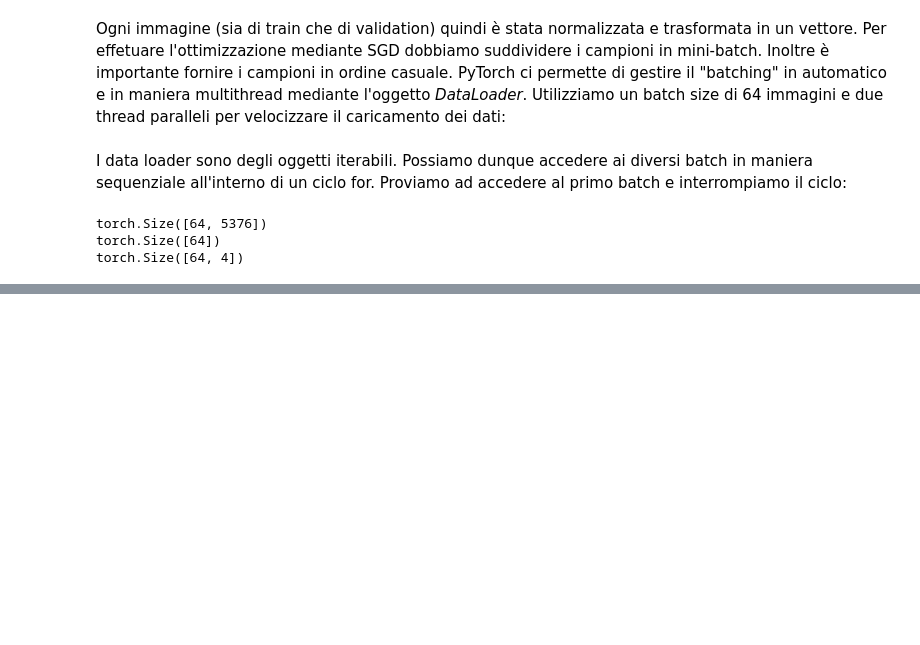
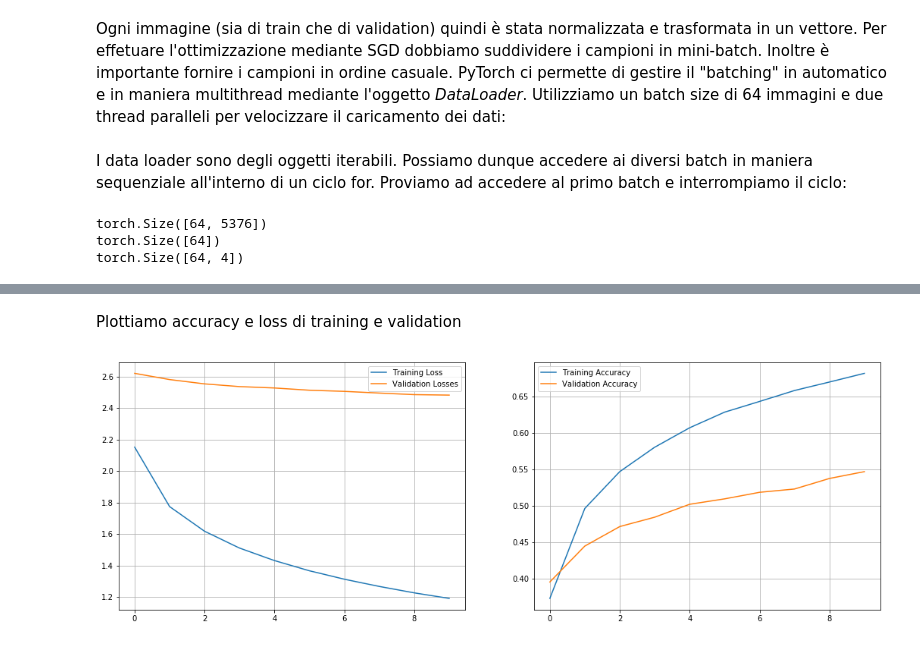
Before and after one commit to peppegili/ChallengeML, a Jupyter notebook: ChallengeML.ipynb, the cells around one changed output, grey strips where cells are left out. Saved outputs shown, nothing was run; the diff lists cells and outputs as text; code cells hidden in the pictures; blank space fills up the shorter version.

```diff
--- a/ChallengeML.ipynb
+++ b/ChallengeML.ipynb
@@ -168,0 +173,23 @@ torch.Size([64, 4])
+# %%
+from torch import nn
+class SoftMaxRegressor(nn.Module):
+    def __init__(self, in_features, out_classes):
+        """Costruisce un regressore softmax.
+            Input:
+                in_features: numero di feature in input (es. 4)
+                out_classes: numero di classi in uscita (es. 3)"""
+        super(SoftMaxRegressor, self).__init__() #richiamo il costruttore della superclasse
+        #questo passo è necessario per abilitare alcuni meccanismi automatici dei moduli di PyTorch
+        self.linear = nn.Linear(in_features,out_classes) #il regressore softmax restituisce
+        #distribuzioni di probabilità, quindi il numero di feature di output coincide con il numero di classi
+        self.softmax = nn.Softmax(dim=1) #dim=1 indica che il softmax verrà calcolato riga per riga
+    def forward(self,x):
+        """Definisce come processare l'input x"""
+        scores = self.linear(x)
+        #anche in questo caso vogliamo evitare di applicare il softmax in fase di training
+        if self.training: #se il modulo è in fase di training
+            #la proprietà "training" è messa a disposizione dai meccanismi
+            #automatici dei moduli di PyTorch
+            return scores
+        else: #se siamo in fase di test, calcoliamo le probabilità
+            return self.softmax(scores)
@@ -168,0 +283,19 @@ torch.Size([64, 4])
+# %% [markdown]
+Plottiamo accuracy e loss di training e validation
+# %%
+from matplotlib import pyplot as plt
+
+plt.figure(figsize=(18,6))
+plt.subplot(121)
+plt.plot(training_losses)
+plt.plot(valid_losses)
+plt.legend(['Training Loss','Validation Losses'])
+plt.grid()
+plt.subplot(122)
+plt.plot(training_accuracies)
+plt.plot(valid_accuracies)
+plt.legend(['Training Accuracy','Validation Accuracy'])
+plt.grid()
+plt.show()
+# %% [output]
+[figure, added]
```
Also changed, not shown: parts of 5 cells of this notebook.
